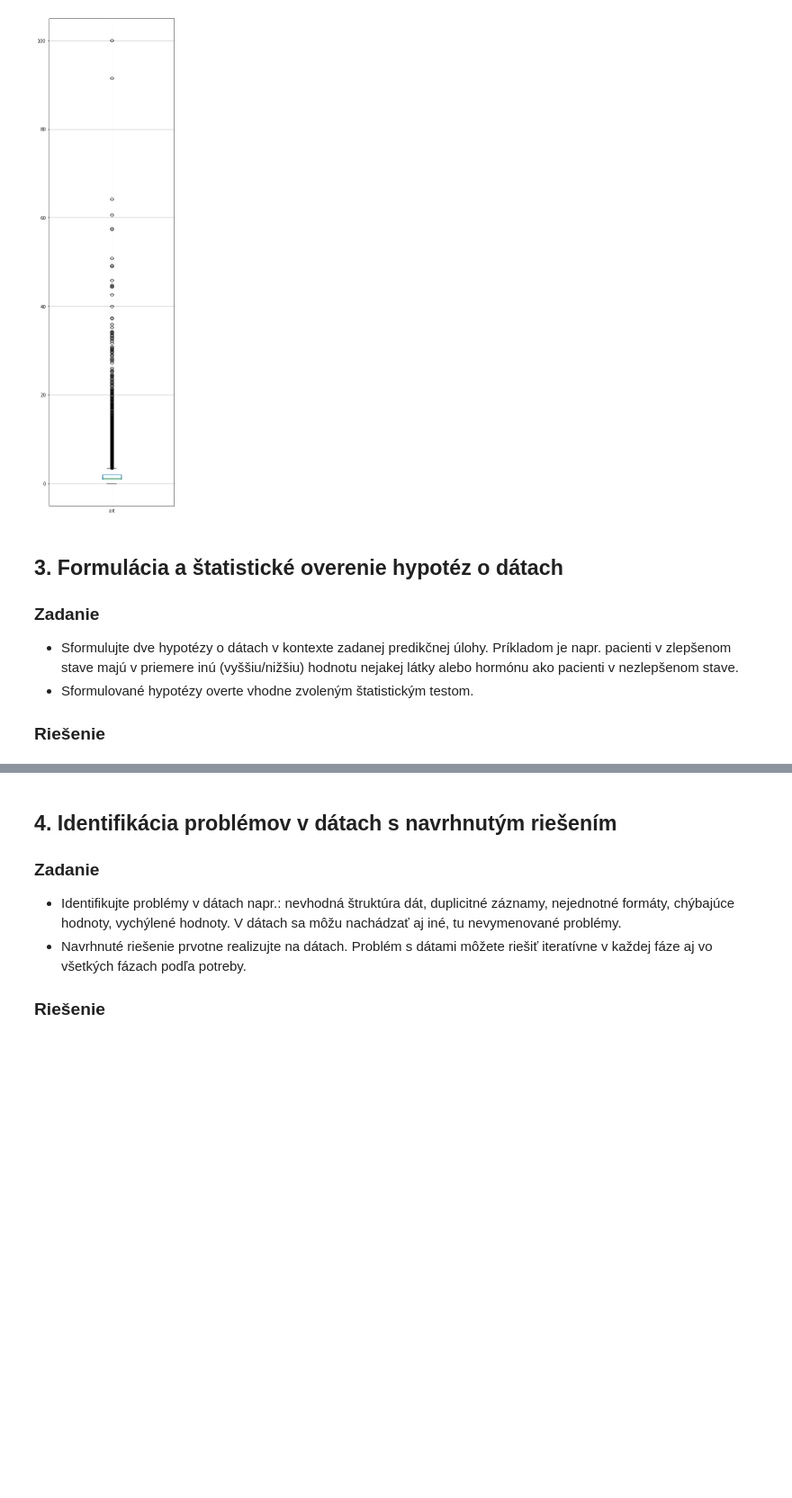
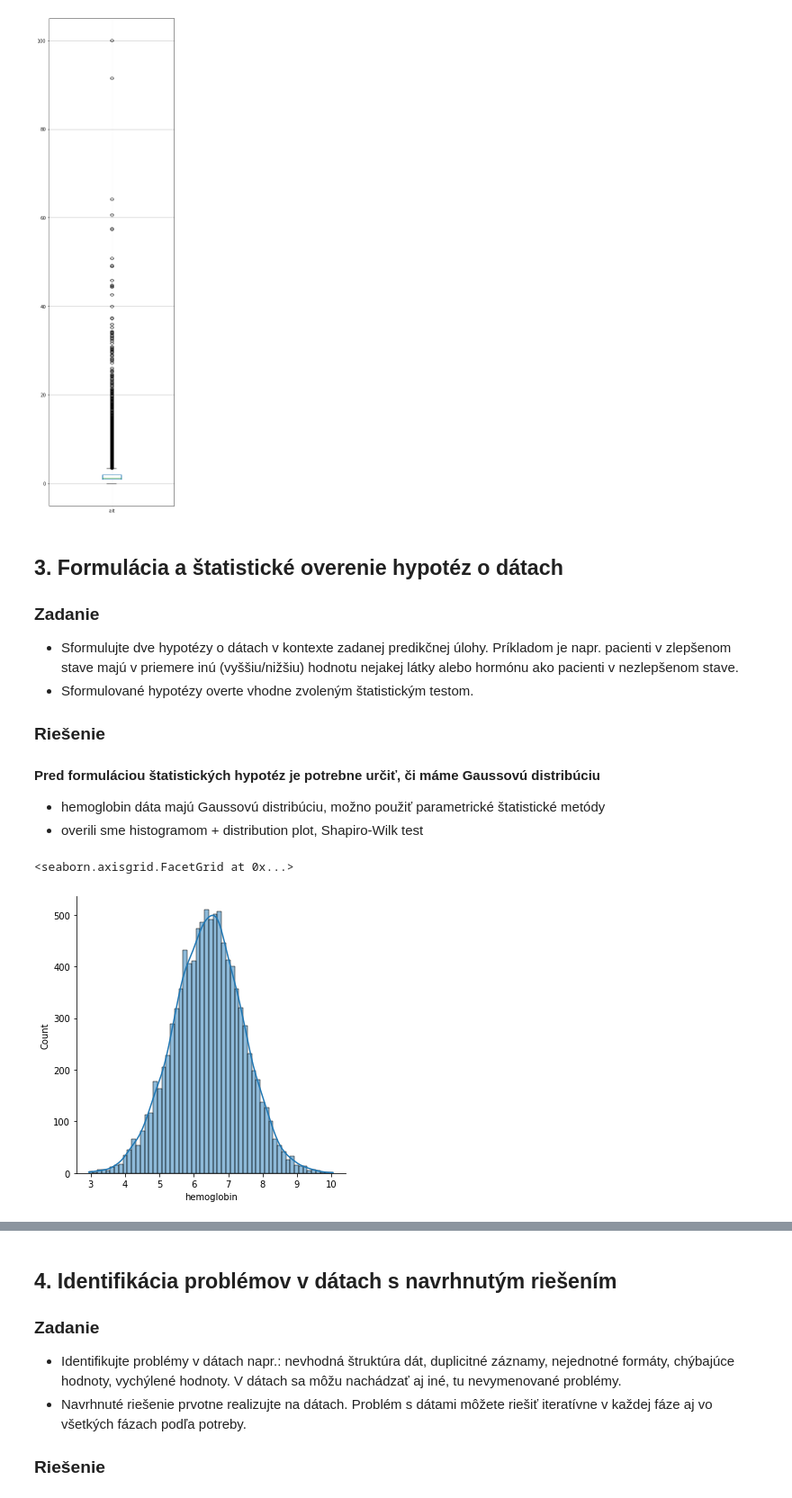
Before and after one commit to Matovic/Chronic-Lymphocytic-Leukemia, a Jupyter notebook: 1-EDA.ipynb, the cells around one changed output, grey strips where cells are left out. Shown at 90% size. Drawn from its saved outputs; the diff is of its cells as text; code cells hidden in the pictures; blank space fills up the shorter version.

Commit message:
Add Statistical tests
Data distribution(Histogram, Distribution plot), Normality check(Shapiro-Wilk Test, Kolmogorov-Smirnov test, Quantile-Quantile plot)

```diff
--- a/1-EDA.ipynb
+++ b/1-EDA.ipynb
@@ -369,3 +374,13 @@ df_labor.boxplot("alt", figsize=(5,20))
  - Sformulované hypotézy overte vhodne zvoleným štatistickým testom.
 
  ### Riešenie
+
+ #### Pred formuláciou štatistických hypotéz je potrebne určiť, či máme Gaussovú distribúciu
+
+ - hemoglobin dáta majú Gaussovú distribúciu, možno použiť parametrické štatistické metódy
+ - overili sme histogramom + distribution plot, Shapiro-Wilk test
+# %%
+sns.displot(df_labor.hemoglobin, kde=True)
+# %% [output]
+<seaborn.axisgrid.FacetGrid at 0x...>
+[figure, added]
```
Also changed, not shown: parts of 13 cells of this notebook.
